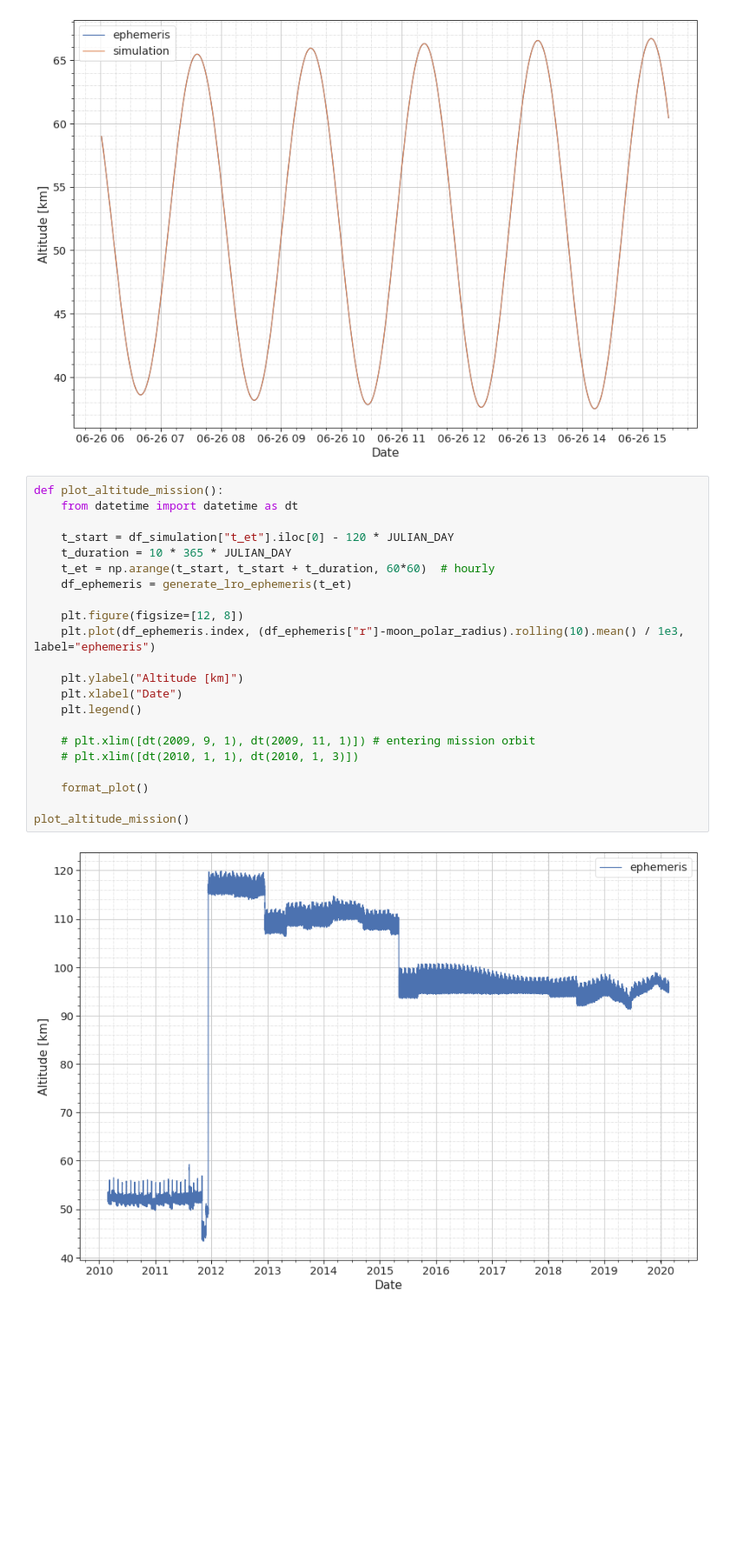
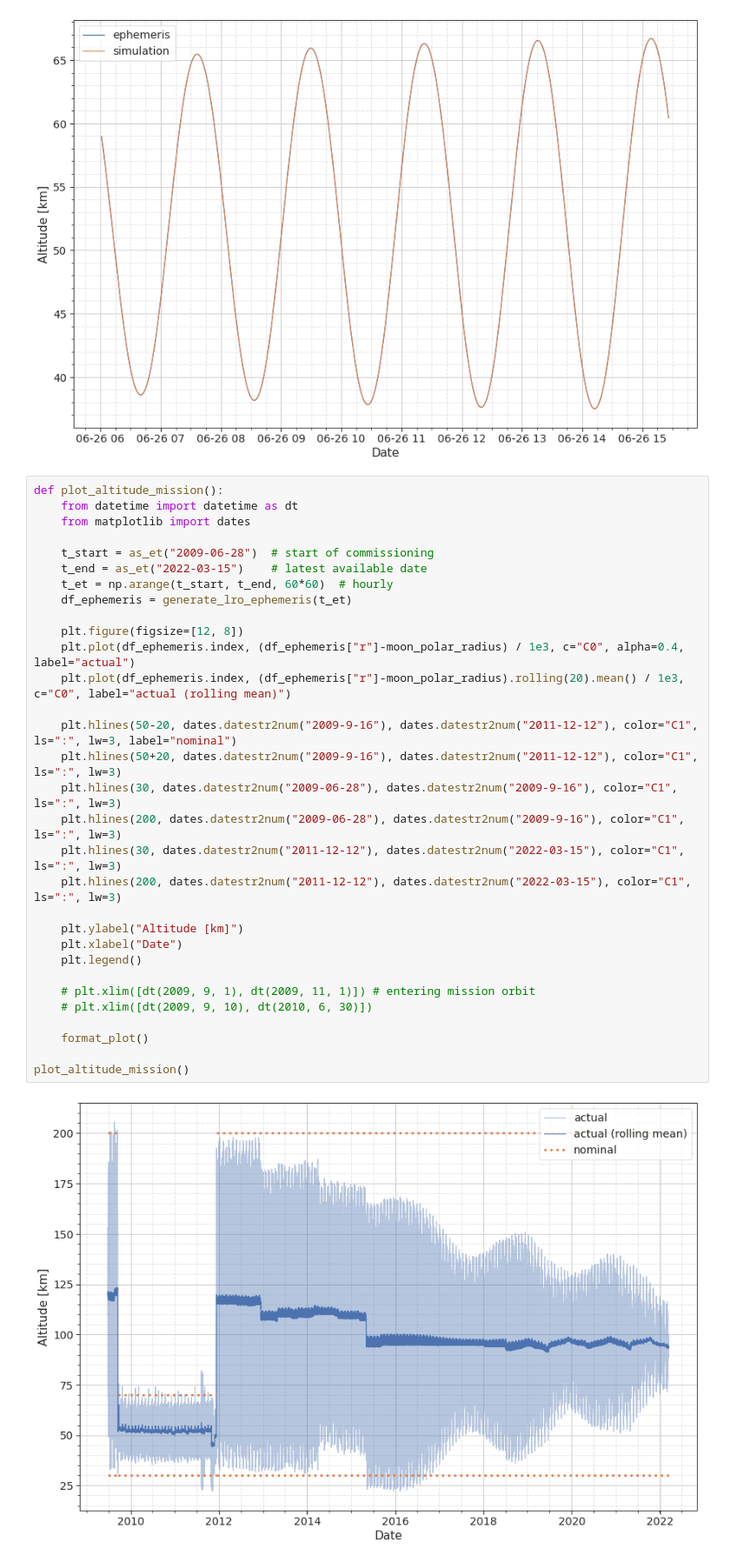
Before and after one commit to DominikStiller/tudelft-hpb-project, a Jupyter notebook: analysis/lro_simulation.ipynb, the cells around one changed output. Shown at 87% size. Cells and saved outputs as stored; diff of their text form; blank space fills up the shorter version.

Commit message:
update LRO simulation plots

```diff
--- a/analysis/lro_simulation.ipynb
+++ b/analysis/lro_simulation.ipynb
@@ -213,24 +214,33 @@ plot_altitude(df_ephemeris, df_simulation)
 # %%
 def plot_altitude_mission():
     from datetime import datetime as dt
+    from matplotlib import dates
 
-    t_start = df_simulation["t_et"].iloc[0] - 120 * JULIAN_DAY
-    t_duration = 10 * 365 * JULIAN_DAY
-    t_et = np.arange(t_start, t_start + t_duration, 60*60)  # hourly
+    t_start = as_et("2009-06-28")  # start of commissioning
+    t_end = as_et("2022-03-15")    # latest available date
+    t_et = np.arange(t_start, t_end, 60*60)  # hourly
     df_ephemeris = generate_lro_ephemeris(t_et)
 
     plt.figure(figsize=[12, 8])
-    plt.plot(df_ephemeris.index, (df_ephemeris["r"]-moon_polar_radius).rolling(10).mean() / 1e3, label="ephemeris")
+    plt.plot(df_ephemeris.index, (df_ephemeris["r"]-moon_polar_radius) / 1e3, c="C0", alpha=0.4, label="actual")
+    plt.plot(df_ephemeris.index, (df_ephemeris["r"]-moon_polar_radius).rolling(20).mean() / 1e3, c="C0", label="actual (rolling mean)")
+
+    plt.hlines(50-20, dates.datestr2num("2009-9-16"), dates.datestr2num("2011-12-12"), color="C1", ls=":", lw=3, label="nominal")
+    plt.hlines(50+20, dates.datestr2num("2009-9-16"), dates.datestr2num("2011-12-12"), color="C1", ls=":", lw=3)
+    plt.hlines(30, dates.datestr2num("2009-06-28"), dates.datestr2num("2009-9-16"), color="C1", ls=":", lw=3)
+    plt.hlines(200, dates.datestr2num("2009-06-28"), dates.datestr2num("2009-9-16"), color="C1", ls=":", lw=3)
+    plt.hlines(30, dates.datestr2num("2011-12-12"), dates.datestr2num("2022-03-15"), color="C1", ls=":", lw=3)
+    plt.hlines(200, dates.datestr2num("2011-12-12"), dates.datestr2num("2022-03-15"), color="C1", ls=":", lw=3)
 
     plt.ylabel("Altitude [km]")
     plt.xlabel("Date")
     plt.legend()
 
     # plt.xlim([dt(2009, 9, 1), dt(2009, 11, 1)]) # entering mission orbit
-    # plt.xlim([dt(2010, 1, 1), dt(2010, 1, 3)])
+    # plt.xlim([dt(2009, 9, 10), dt(2010, 6, 30)])
 
     format_plot()
 
 plot_altitude_mission()
 # %% [output]
-[figure, old version]
+[figure, new version]
```
Also changed, not shown: parts of 5 cells of this notebook, 1 other file.
